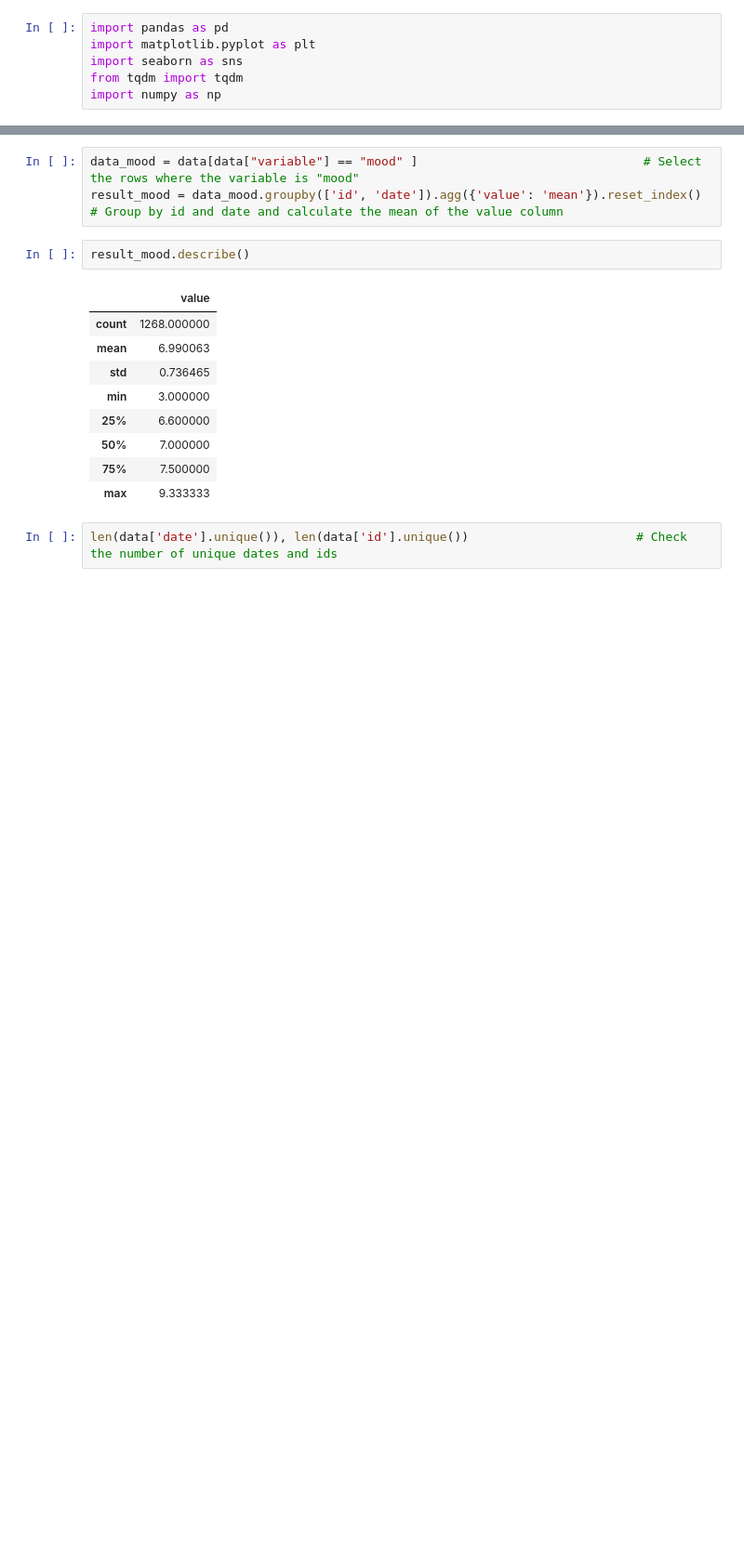
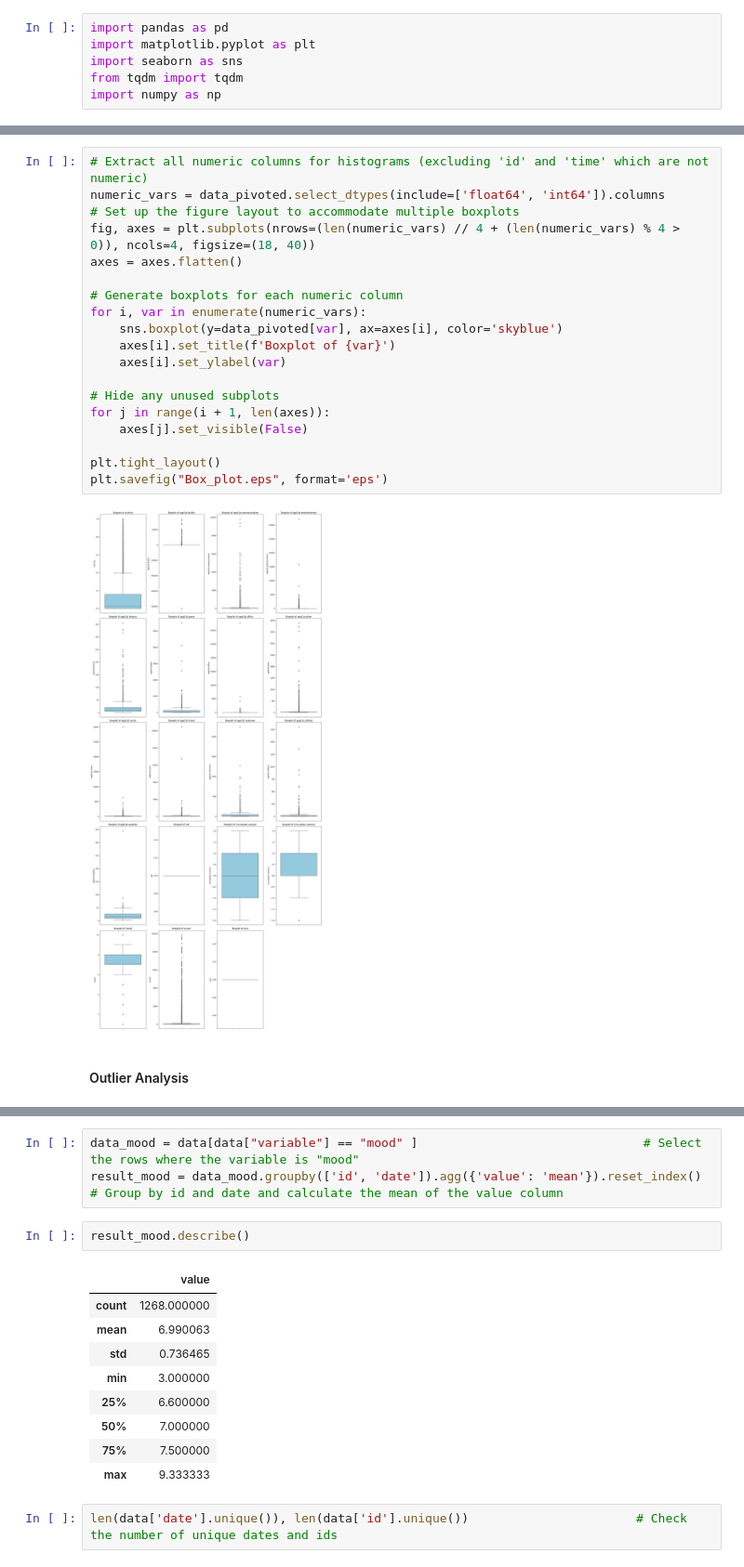
Before and after one commit to gajera-divya/Data-Mining-Techniques, a Jupyter notebook: Assignment1.ipynb, the cells around one changed output, grey strips where cells are left out. Shown at 93% size. Saved outputs shown, nothing was run; the diff lists cells and outputs as text; blank space fills up the shorter version.

Commit message:
Added Outlier Analysis

```diff
--- a/Assignment1.ipynb
+++ b/Assignment1.ipynb
@@ -26,0 +111,23 @@ data.tail()
+# %%
+# Extract all numeric columns for histograms (excluding 'id' and 'time' which are not numeric)
+numeric_vars = data_pivoted.select_dtypes(include=['float64', 'int64']).columns
+# Set up the figure layout to accommodate multiple boxplots
+fig, axes = plt.subplots(nrows=(len(numeric_vars) // 4 + (len(numeric_vars) % 4 > 0)), ncols=4, figsize=(18, 40))
+axes = axes.flatten()
+
+# Generate boxplots for each numeric column
+for i, var in enumerate(numeric_vars):
+    sns.boxplot(y=data_pivoted[var], ax=axes[i], color='skyblue')
+    axes[i].set_title(f'Boxplot of {var}')
+    axes[i].set_ylabel(var)
+
+# Hide any unused subplots
+for j in range(i + 1, len(axes)):
+    axes[j].set_visible(False)
+
+plt.tight_layout()
+plt.savefig("Box_plot.eps", format='eps')
+# %% [output]
+[figure, added]
+# %% [markdown]
+#### Outlier Analysis
```
Also changed, not shown: parts of 18 cells of this notebook.
